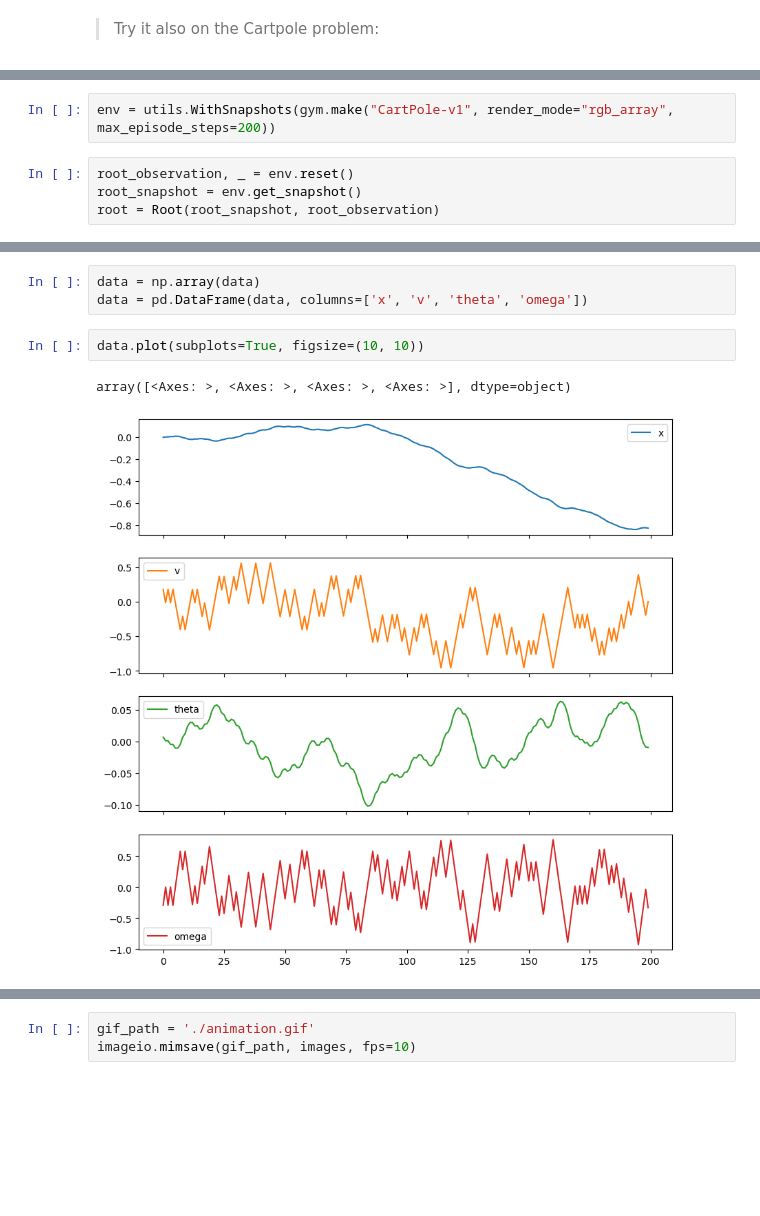
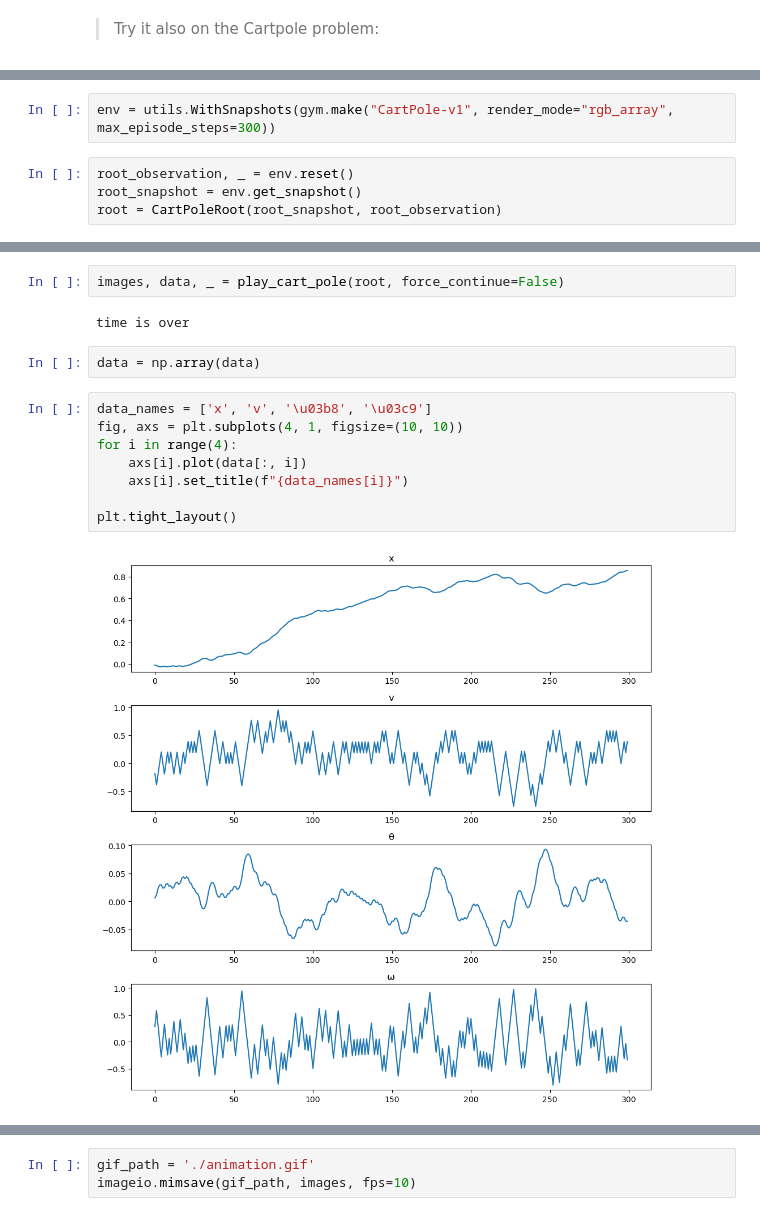
Before and after one commit to diegotg2000/ReinforcementLearning, a Jupyter notebook: TP_3/TP_3.ipynb, the cells around one changed output, grey strips where cells are left out. Saved outputs shown, nothing was run; the diff lists cells and outputs as text; blank space fills up the shorter version.

```diff
--- a/TP_3/TP_3.ipynb
+++ b/TP_3/TP_3.ipynb
@@ -649,6 +489,6 @@ class Root(Node):
 # %%
-env = utils.WithSnapshots(gym.make("CartPole-v1", render_mode="rgb_array", max_episode_steps=200))
+env = utils.WithSnapshots(gym.make("CartPole-v1", render_mode="rgb_array", max_episode_steps=300))
 # %%
 root_observation, _ = env.reset()
 root_snapshot = env.get_snapshot()
-root = Root(root_snapshot, root_observation)
+root = CartPoleRoot(root_snapshot, root_observation)
@@ -674,10 +526,18 @@ time is over
+# %%
+images, data, _ = play_cart_pole(root, force_continue=False)
+# %% [output]
+time is over
 # %%
 data = np.array(data)
-data = pd.DataFrame(data, columns=['x', 'v', 'theta', 'omega'])
-# %%
-data.plot(subplots=True, figsize=(10, 10))
-# %% [output]
-array([<Axes: >, <Axes: >, <Axes: >, <Axes: >], dtype=object)
-[figure, removed]
+# %%
+data_names = ['x', 'v', '\u03b8', '\u03c9']
+fig, axs = plt.subplots(4, 1, figsize=(10, 10))
+for i in range(4):
+    axs[i].plot(data[:, i])
+    axs[i].set_title(f"{data_names[i]}")
+
+plt.tight_layout()
+# %% [output]
+[figure, added]
 # %%
 for i, img in enumerate(images):
```
Also changed, not shown: parts of 53 cells of this notebook, 1 other file.
